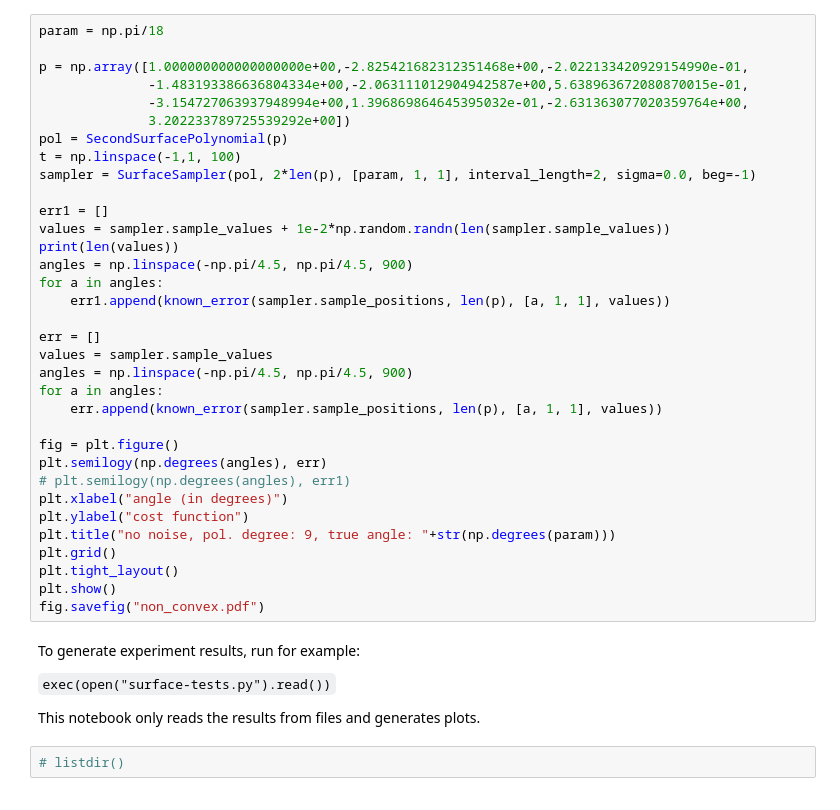
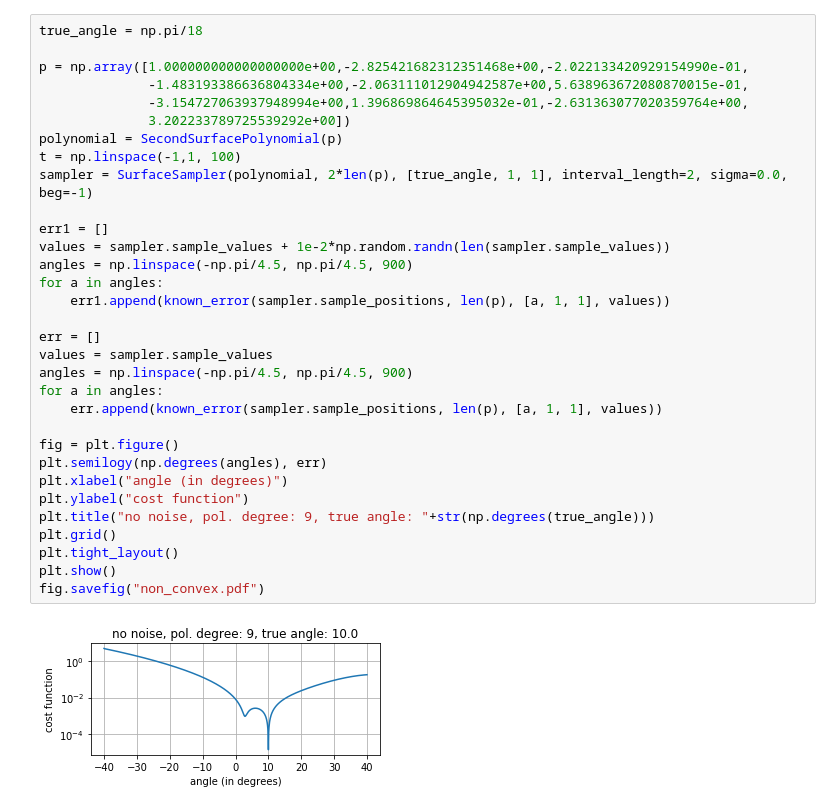
Before and after one commit to LCAV/surface-reconstruction, a Jupyter notebook: generate_figures.ipynb, the cells around one changed output. Cells and saved outputs as stored; diff of their text form.

Commit message:
Remove unnecessary notebooks

```diff
--- a/generate_figures.ipynb
+++ b/generate_figures.ipynb
@@ -88,42 +85,34 @@ plt.show()
 # %%
-param = np.pi/18
+true_angle = np.pi/18
 
 p = np.array([1.000000000000000000e+00,-2.825421682312351468e+00,-2.022133420929154990e-01,
               -1.483193386636804334e+00,-2.063111012904942587e+00,5.638963672080870015e-01,
               -3.154727063937948994e+00,1.396869864645395032e-01,-2.631363077020359764e+00,
               3.202233789725539292e+00])
-pol = SecondSurfacePolynomial(p)
+polynomial = SecondSurfacePolynomial(p)
 t = np.linspace(-1,1, 100)
-sampler = SurfaceSampler(pol, 2*len(p), [param, 1, 1], interval_length=2, sigma=0.0, beg=-1)
+sampler = SurfaceSampler(polynomial, 2*len(p), [true_angle, 1, 1], interval_length=2, sigma=0.0, beg=-1)
 
 err1 = []
 values = sampler.sample_values + 1e-2*np.random.randn(len(sampler.sample_values))
-print(len(values))
 angles = np.linspace(-np.pi/4.5, np.pi/4.5, 900)
 for a in angles:
     err1.append(known_error(sampler.sample_positions, len(p), [a, 1, 1], values))
 
 err = []
 values = sampler.sample_values
 angles = np.linspace(-np.pi/4.5, np.pi/4.5, 900)
 for a in angles:
     err.append(known_error(sampler.sample_positions, len(p), [a, 1, 1], values))
 
 fig = plt.figure()
 plt.semilogy(np.degrees(angles), err)
-# plt.semilogy(np.degrees(angles), err1)
 plt.xlabel("angle (in degrees)")
 plt.ylabel("cost function")
-plt.title("no noise, pol. degree: 9, true angle: "+str(np.degrees(param)))
+plt.title("no noise, pol. degree: 9, true angle: "+str(np.degrees(true_angle)))
 plt.grid()
 plt.tight_layout()
 plt.show()
 fig.savefig("non_convex.pdf")
+# %% [output]
+[figure, added]
-# %% [markdown]
-To generate experiment results, run for example:
-
-`exec(open("surface-tests.py").read())`
-
-This notebook only reads the results from files and generates plots.
-# %%
-# listdir()
```
Also changed, not shown: parts of 15 cells of this notebook, 7 other files.
